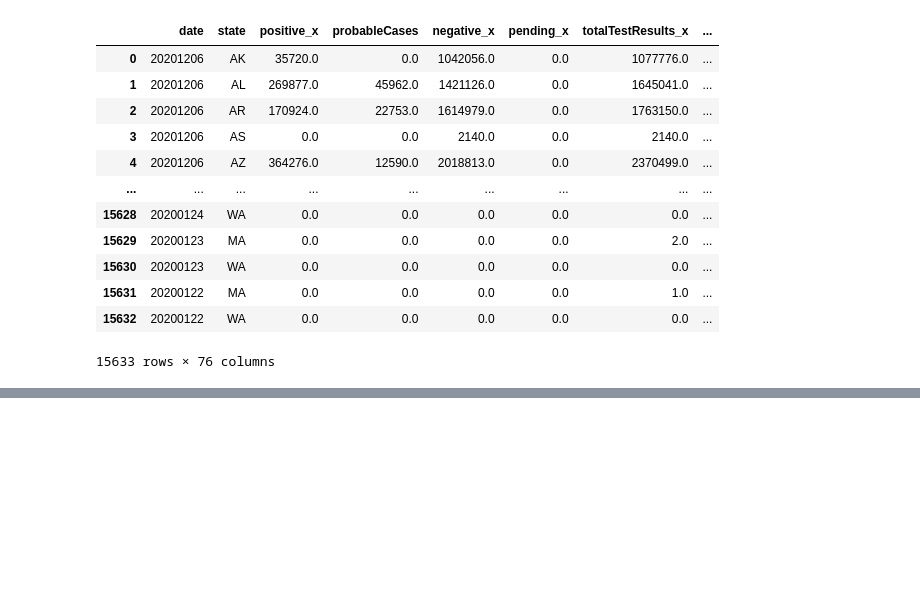
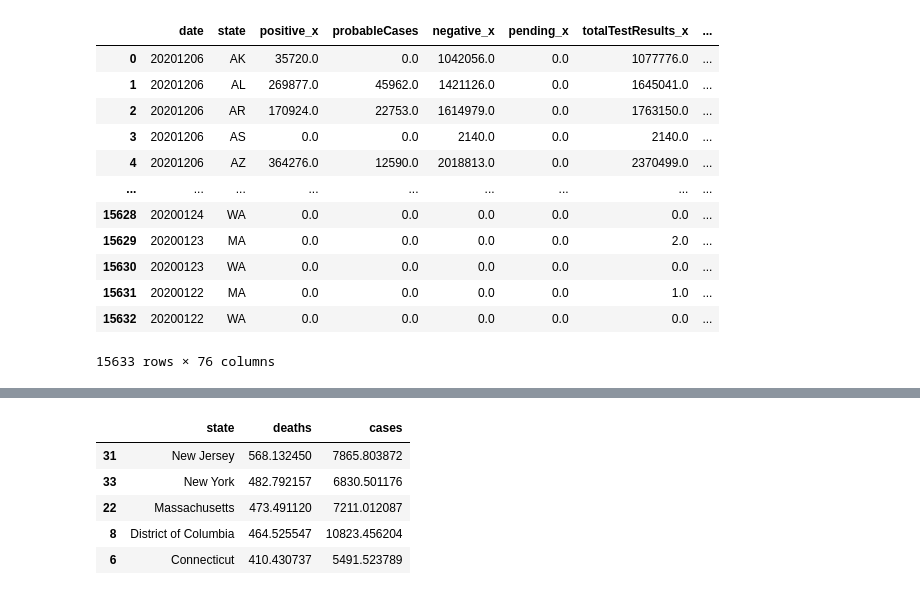
Before and after one commit to mpparra12/Project1, a Jupyter notebook: Covid19.ipynb, the cells around one changed output, grey strips where cells are left out. Cells and saved outputs as stored; diff of their text form; code cells hidden in the pictures; blank space fills up the shorter version.

```diff
--- a/Covid19.ipynb
+++ b/Covid19.ipynb
@@ -149,0 +160,10 @@ df
+# %%
+top_death = state_avg.sort_values("deaths", ascending = False)
+top_death.head()
+# %% [output]
+|  | state | deaths | cases |
+| 31 | New Jersey | 568.132450 | 7865.803872 |
+| 33 | New York | 482.792157 | 6830.501176 |
+| 22 | Massachusetts | 473.491120 | 7211.012087 |
+| 8 | District of Columbia | 464.525547 | 10823.456204 |
+| 6 | Connecticut | 410.430737 | 5491.523789 |
```
Also changed, not shown: parts of 6 cells of this notebook.
